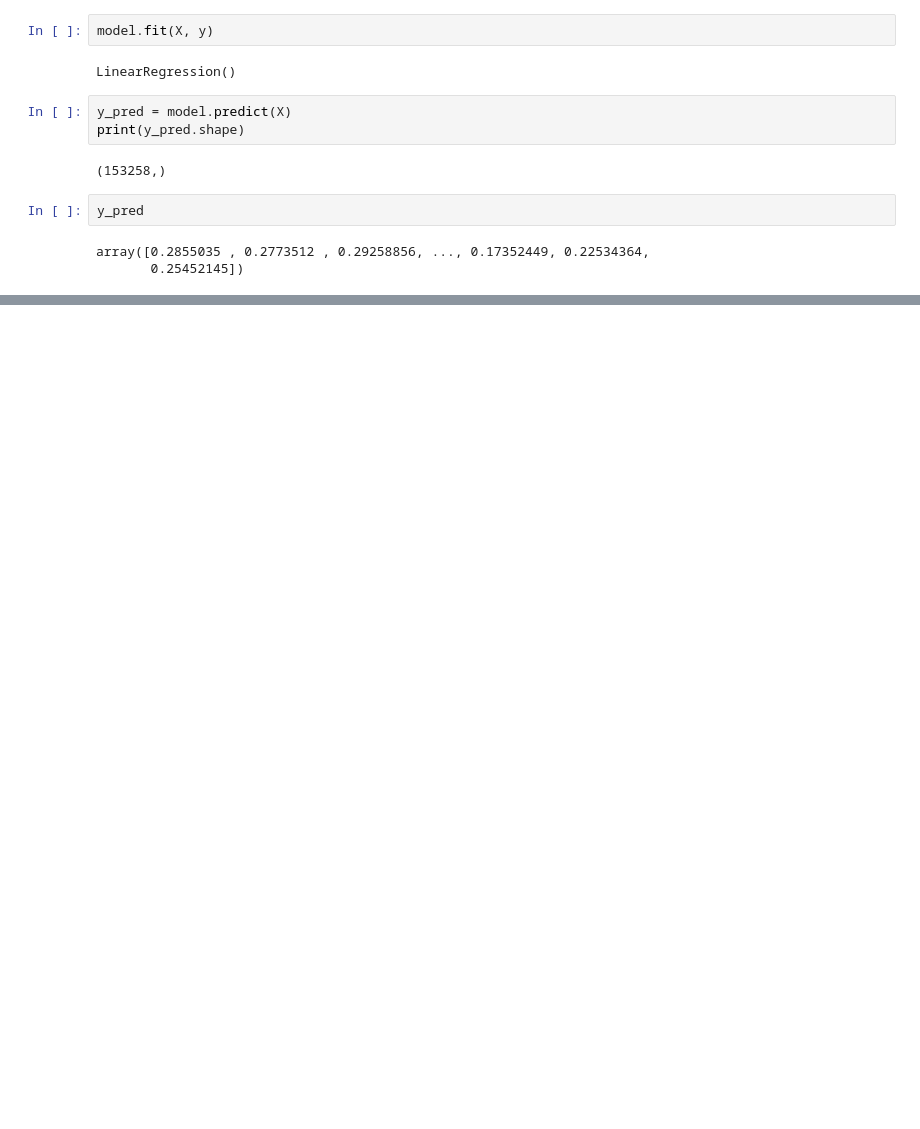
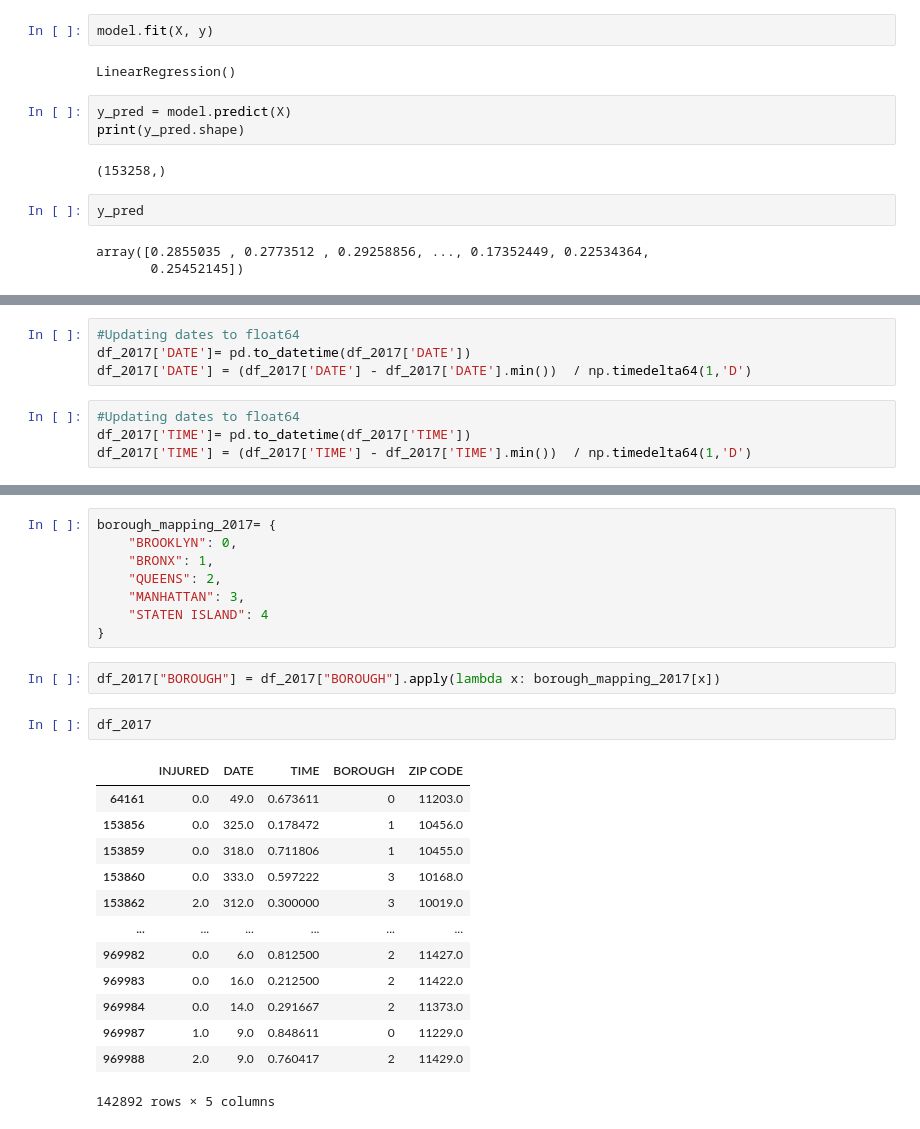
Before and after one commit to danioc94/NYC_Vehicle_Collision_Prediction, a Jupyter notebook: NYC MLM-Injured.ipynb, the cells around one changed output, grey strips where cells are left out. Cells and saved outputs as stored; diff of their text form; blank space fills up the shorter version.

```diff
--- a/NYC MLM.ipynb
+++ b/NYC MLM-Injured.ipynb
@@ -386,0 +418,8 @@ X.head()
+# %%
+#Updating dates to float64
+df_2017['DATE']= pd.to_datetime(df_2017['DATE'])
+df_2017['DATE'] = (df_2017['DATE'] - df_2017['DATE'].min())  / np.timedelta64(1,'D')
+# %%
+#Updating dates to float64
+df_2017['TIME']= pd.to_datetime(df_2017['TIME'])
+df_2017['TIME'] = (df_2017['TIME'] - df_2017['TIME'].min())  / np.timedelta64(1,'D')
@@ -386,0 +435,26 @@ X.head()
+# %%
+borough_mapping_2017= {
+    "BROOKLYN": 0,
+    "BRONX": 1,
+    "QUEENS": 2,
+    "MANHATTAN": 3,
+    "STATEN ISLAND": 4
+}
+# %%
+df_2017["BOROUGH"] = df_2017["BOROUGH"].apply(lambda x: borough_mapping_2017[x])
+# %%
+df_2017
+# %% [output]
+|  | INJURED | DATE | TIME | BOROUGH | ZIP CODE |
+| 64161 | 0.0 | 49.0 | 0.673611 | 0 | 11203.0 |
+| 153856 | 0.0 | 325.0 | 0.178472 | 1 | 10456.0 |
+| 153859 | 0.0 | 318.0 | 0.711806 | 1 | 10455.0 |
+| 153860 | 0.0 | 333.0 | 0.597222 | 3 | 10168.0 |
+| 153862 | 2.0 | 312.0 | 0.300000 | 3 | 10019.0 |
+| ... | ... | ... | ... | ... | ... |
+| 969982 | 0.0 | 6.0 | 0.812500 | 2 | 11427.0 |
+| 969983 | 0.0 | 16.0 | 0.212500 | 2 | 11422.0 |
+| 969984 | 0.0 | 14.0 | 0.291667 | 2 | 11373.0 |
+| 969987 | 1.0 | 9.0 | 0.848611 | 0 | 11229.0 |
+| 969988 | 2.0 | 9.0 | 0.760417 | 2 | 11429.0 |
+142892 rows × 5 columns
```
Also changed, not shown: parts of 15 cells of this notebook, 2 other files.
